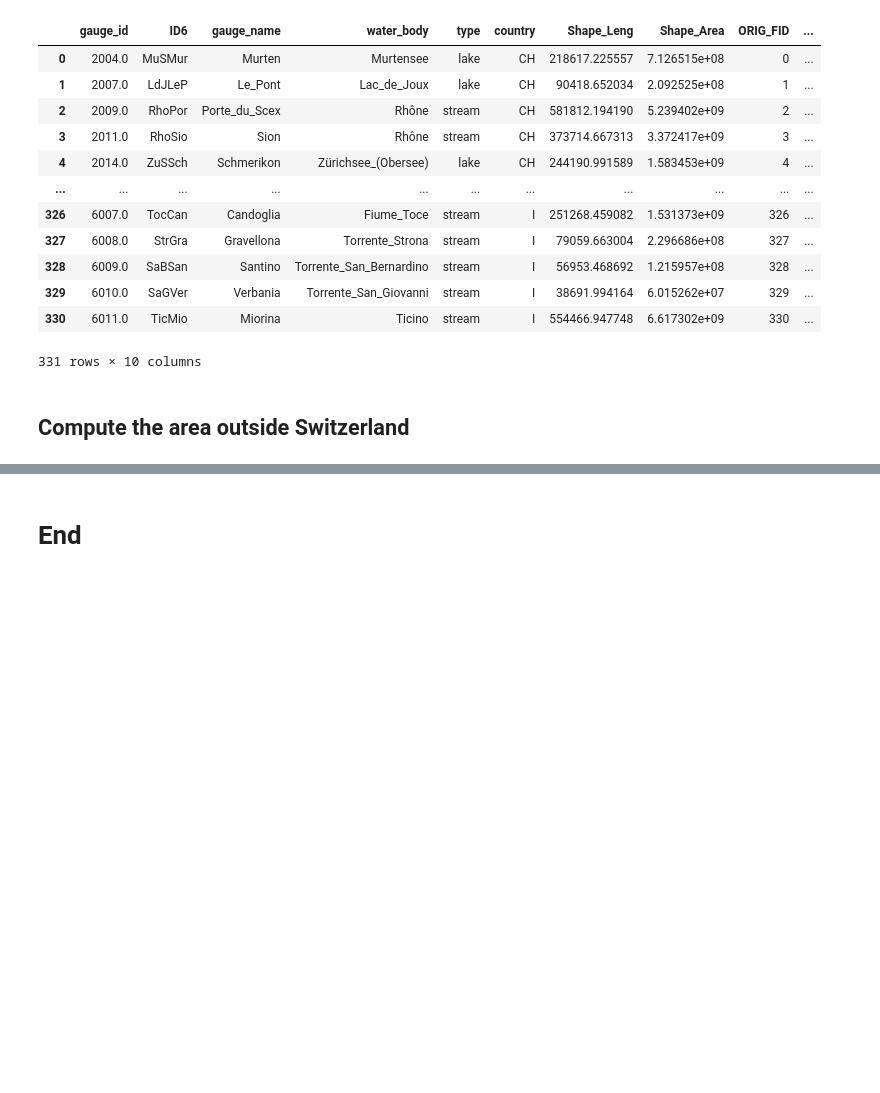
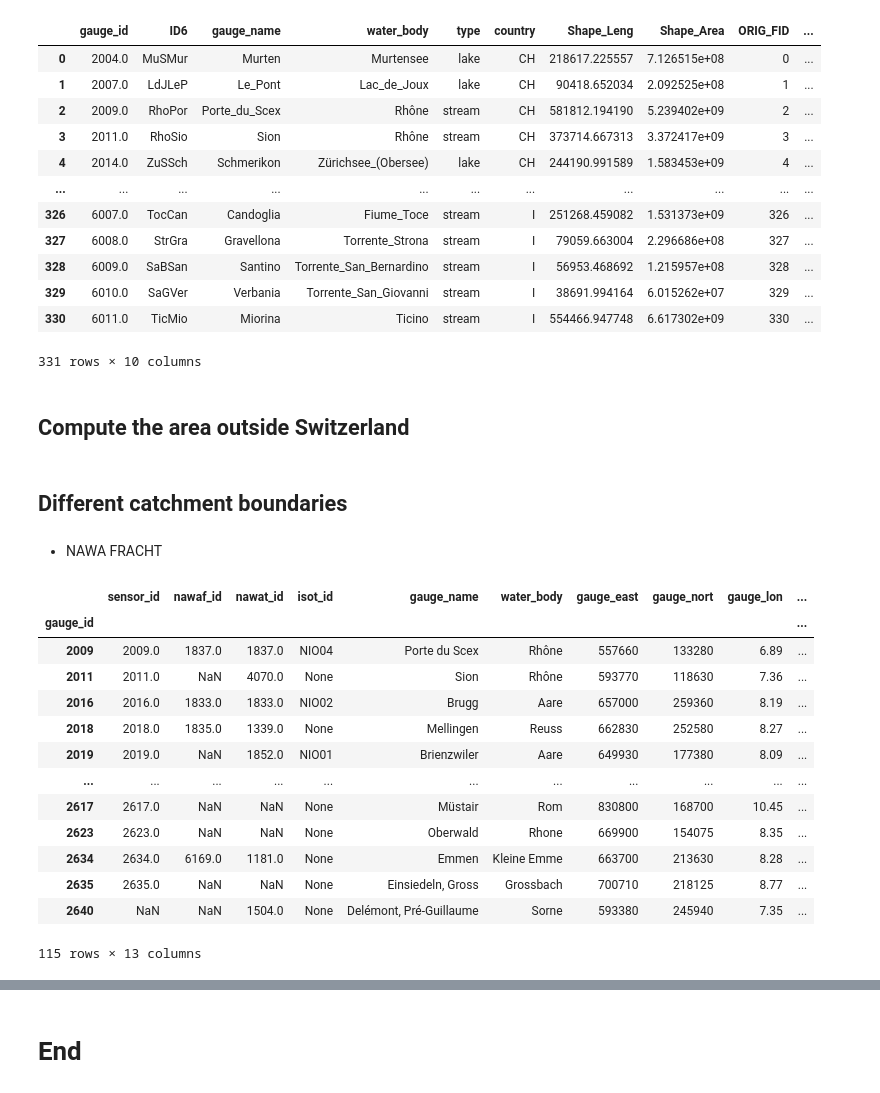
Before and after one commit to thiagovmdon/camels-ch-chem-paper, a Jupyter notebook: code/camels_ch_chem_A_metadata.ipynb, the cells around one changed output, grey strips where cells are left out. Saved outputs shown, nothing was run; the diff lists cells and outputs as text; code cells hidden in the pictures; blank space fills up the shorter version.

```diff
--- a/code/camels_ch_chem_A_metadata.ipynb
+++ b/code/camels_ch_chem_A_metadata.ipynb
@@ -404,3 +405,5 @@ CAMELS_CH_Chem_catchments = CAMELS_CH_Chem_catchments[['sensor_id', 'nawaf_id',
 
 network_camels_ch_chem.to_csv(r"results\gauges_metadata\camels_ch_chem_gauges_metadata.csv", encoding='utf-8')
 CAMELS_CH_Chem_catchments.to_file("results\catchment_delineations\camels_ch_del\camels_ch_chem_catchment_boundaries.shp")
+# %% [markdown]
+## Different catchment boundaries
@@ -406,0 +414,2 @@ CAMELS_CH_Chem_catchments.to_file("results\catchment_delineations\camels_ch_del\
+# %% [markdown]
+- NAWA FRACHT
@@ -406,0 +447,17 @@ CAMELS_CH_Chem_catchments.to_file("results\catchment_delineations\camels_ch_del\
+# %%
+camels_ch_chem_catchment_boundaries
+# %% [output]
+|  | sensor_id | nawaf_id | nawat_id | isot_id | gauge_name | water_body | gauge_east | gauge_nort | gauge_lon | ... |
+| gauge_id |  |  |  |  |  |  |  |  |  | ... |
+| 2009 | 2009.0 | 1837.0 | 1837.0 | NIO04 | Porte du Scex | Rhône | 557660 | 133280 | 6.89 | ... |
+| 2011 | 2011.0 | NaN | 4070.0 | None | Sion | Rhône | 593770 | 118630 | 7.36 | ... |
+| 2016 | 2016.0 | 1833.0 | 1833.0 | NIO02 | Brugg | Aare | 657000 | 259360 | 8.19 | ... |
+| 2018 | 2018.0 | 1835.0 | 1339.0 | None | Mellingen | Reuss | 662830 | 252580 | 8.27 | ... |
+| 2019 | 2019.0 | NaN | 1852.0 | NIO01 | Brienzwiler | Aare | 649930 | 177380 | 8.09 | ... |
+| ... | ... | ... | ... | ... | ... | ... | ... | ... | ... | ... |
+| 2617 | 2617.0 | NaN | NaN | None | Müstair | Rom | 830800 | 168700 | 10.45 | ... |
+| 2623 | 2623.0 | NaN | NaN | None | Oberwald | Rhone | 669900 | 154075 | 8.35 | ... |
+| 2634 | 2634.0 | 6169.0 | 1181.0 | None | Emmen | Kleine Emme | 663700 | 213630 | 8.28 | ... |
+| 2635 | 2635.0 | NaN | NaN | None | Einsiedeln, Gross | Grossbach | 700710 | 218125 | 8.77 | ... |
+| 2640 | NaN | NaN | 1504.0 | None | Delémont, Pré-Guillaume | Sorne | 593380 | 245940 | 7.35 | ... |
+115 rows × 13 columns
```
Also changed, not shown: parts of 14 cells of this notebook, 1 other file.
